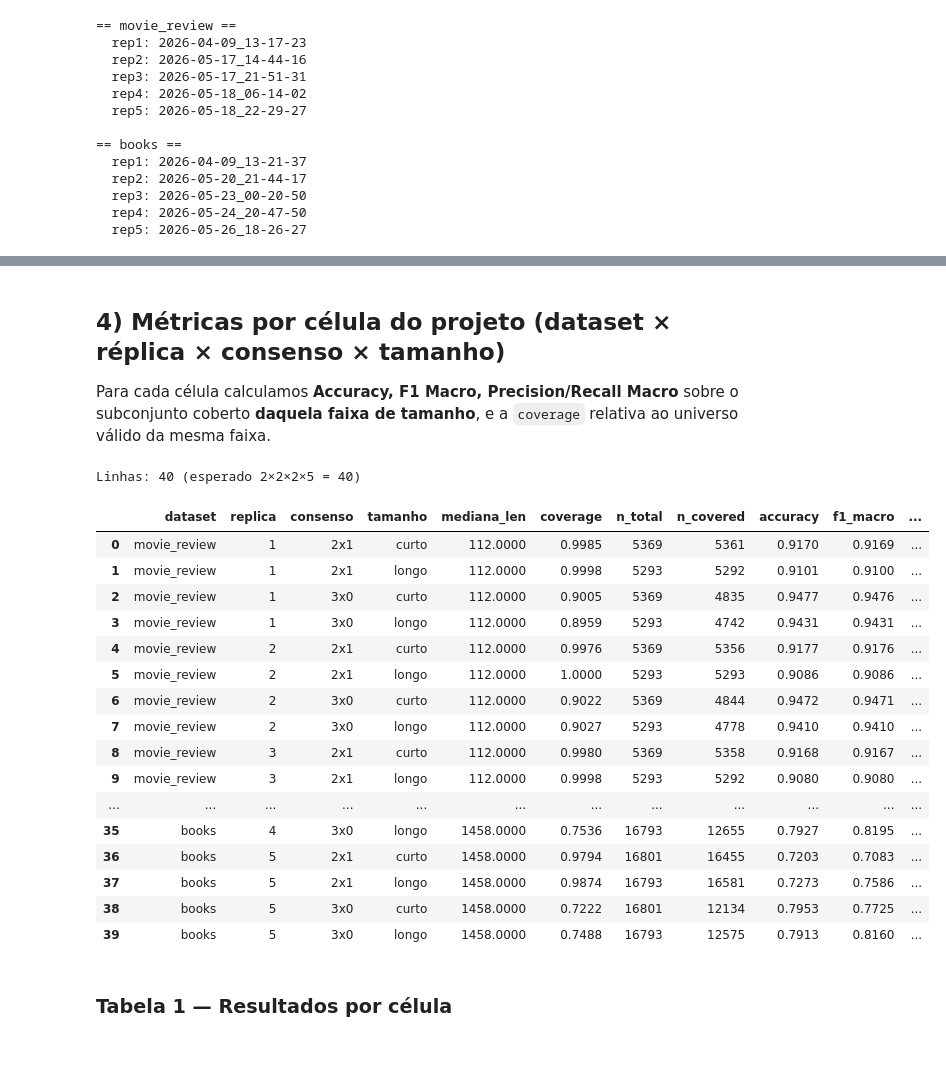
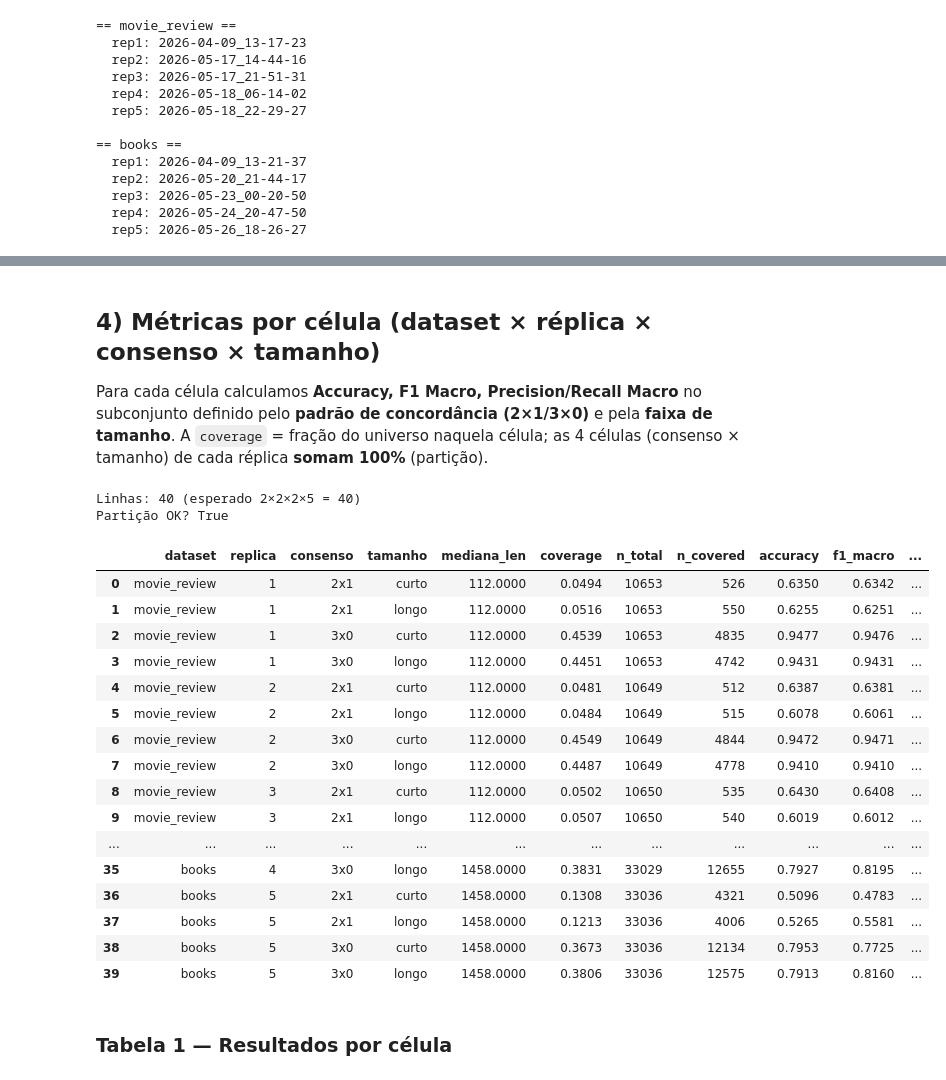
Before and after one commit to Ktzani/llm-annotation, a Jupyter notebook: src/notebooks/mq/analise_projeto_fatorial_2x2x2.ipynb, the cells around one changed output, grey strips where cells are left out. Drawn from its saved outputs; the diff is of its cells as text; code cells hidden in the pictures; blank space fills up the shorter version.

```diff
--- a/src/notebooks/mq/analise_projeto_fatorial_2x2x2.ipynb
+++ b/src/notebooks/mq/analise_projeto_fatorial_2x2x2.ipynb
@@ -173,62 +163,68 @@ def consensus_frames(df_raw, categories, consenso, output_dir):
 # %% [markdown]
-## 4) Métricas por célula do projeto (dataset × réplica × consenso × tamanho)
+## 4) Métricas por célula (dataset × réplica × consenso × tamanho)
 
-Para cada célula calculamos **Accuracy, F1 Macro, Precision/Recall Macro** sobre o
-subconjunto coberto **daquela faixa de tamanho**, e a `coverage` relativa ao
-universo válido da mesma faixa.
+Para cada célula calculamos **Accuracy, F1 Macro, Precision/Recall Macro** no
+subconjunto definido pelo **padrão de concordância (2×1/3×0)** e pela **faixa de
+tamanho**. A `coverage` = fração do universo naquela célula; as 4 células
+(consenso × tamanho) de cada réplica **somam 100%** (partição).
 # %%
 LEN_LEVELS = {"curto": -1, "longo": +1}
 
 
 def split_by_length(df, mediana, nivel):
     return df[df["text_len"] <= mediana] if nivel == "curto" else df[df["text_len"] > mediana]
 
 
 rows = []
 for ds in DATASETS:
     for rep_idx, folder in enumerate(REPLICATION_FOLDERS[ds], start=1):
         df_raw = pd.read_csv(os.path.join(folder, "annotations.csv"))
         categories = get_categories(df_raw)
         mediana = df_raw.loc[df_raw["ground_truth"] != INVALID, "text_len"].median()
-
-        for consenso in STRAT_CFG:
-            universe, covered = consensus_frames(df_raw, categories, consenso, folder)
+        universe = consensus_universe(df_raw, categories, folder)   # 1 cálculo por réplica
+        total = len(universe)
+        for consenso, need in CONSENSOS.items():
+            uni_c = universe[universe["most_common_count"] == need]   # partição do consenso
             for nivel in LEN_LEVELS:
-                uni_h = split_by_length(universe, mediana, nivel)
-                cov_h = split_by_length(covered, mediana, nivel)
-                y_true = cov_h["ground_truth"].astype(int)
-                y_pred = cov_h["resolved_annotation"].astype(int)
+                cell = split_by_length(uni_c, mediana, nivel)
+                y_true = cell["ground_truth"].astype(int)
+                y_pred = cell["resolved_annotation"].astype(int)
                 m = quality_metrics(y_true, y_pred)
                 rows.append({
                     "dataset": ds, "replica": rep_idx, "consenso": consenso,
                     "tamanho": nivel, "mediana_len": mediana,
-                    "coverage": len(cov_h) / len(uni_h) if len(uni_h) else 0.0,
-                    "n_total": len(uni_h), "n_covered": len(cov_h),
+                    "coverage": len(cell) / total if total else 0.0,  # fração do universo
+                    "n_total": total, "n_covered": len(cell),
                     **m,
                 })
 
 df_results = pd.DataFrame(rows)
 print("Linhas:", len(df_results), "(esperado 2×2×2×5 = 40)")
+# checagem da partição: soma das 4 células (consenso×tamanho) = total, por (dataset, réplica)
+chk = df_results.groupby(["dataset", "replica"]).agg(
+    soma=("n_covered", "sum"), total=("n_total", "first")).reset_index()
+print("Partição OK?", bool((chk["soma"] == chk["total"]).all()))
 df_results
 # %% [output]
 Linhas: 40 (esperado 2×2×2×5 = 40)
+Partição OK? True
 |  | dataset | replica | consenso | tamanho | mediana_len | coverage | n_total | n_covered | accuracy | f1_macro | ... |
-| 0 | movie_review | 1 | 2x1 | curto | 112.0000 | 0.9985 | 5369 | 5361 | 0.9170 | 0.9169 | ... |
-| 1 | movie_review | 1 | 2x1 | longo | 112.0000 | 0.9998 | 5293 | 5292 | 0.9101 | 0.9100 | ... |
-| 2 | movie_review | 1 | 3x0 | curto | 112.0000 | 0.9005 | 5369 | 4835 | 0.9477 | 0.9476 | ... |
-| 3 | movie_review | 1 | 3x0 | longo | 112.0000 | 0.8959 | 5293 | 4742 | 0.9431 | 0.9431 | ... |
-| 4 | movie_review | 2 | 2x1 | curto | 112.0000 | 0.9976 | 5369 | 5356 | 0.9177 | 0.9176 | ... |
-| 5 | movie_review | 2 | 2x1 | longo | 112.0000 | 1.0000 | 5293 | 5293 | 0.9086 | 0.9086 | ... |
-| 6 | movie_review | 2 | 3x0 | curto | 112.0000 | 0.9022 | 5369 | 4844 | 0.9472 | 0.9471 | ... |
-| 7 | movie_review | 2 | 3x0 | longo | 112.0000 | 0.9027 | 5293 | 4778 | 0.9410 | 0.9410 | ... |
-| 8 | movie_review | 3 | 2x1 | curto | 112.0000 | 0.9980 | 5369 | 5358 | 0.9168 | 0.9167 | ... |
-| 9 | movie_review | 3 | 2x1 | longo | 112.0000 | 0.9998 | 5293 | 5292 | 0.9080 | 0.9080 | ... |
+| 0 | movie_review | 1 | 2x1 | curto | 112.0000 | 0.0494 | 10653 | 526 | 0.6350 | 0.6342 | ... |
+| 1 | movie_review | 1 | 2x1 | longo | 112.0000 | 0.0516 | 10653 | 550 | 0.6255 | 0.6251 | ... |
+| 2 | movie_review | 1 | 3x0 | curto | 112.0000 | 0.4539 | 10653 | 4835 | 0.9477 | 0.9476 | ... |
+| 3 | movie_review | 1 | 3x0 | longo | 112.0000 | 0.4451 | 10653 | 4742 | 0.9431 | 0.9431 | ... |
+| 4 | movie_review | 2 | 2x1 | curto | 112.0000 | 0.0481 | 10649 | 512 | 0.6387 | 0.6381 | ... |
+| 5 | movie_review | 2 | 2x1 | longo | 112.0000 | 0.0484 | 10649 | 515 | 0.6078 | 0.6061 | ... |
+| 6 | movie_review | 2 | 3x0 | curto | 112.0000 | 0.4549 | 10649 | 4844 | 0.9472 | 0.9471 | ... |
+| 7 | movie_review | 2 | 3x0 | longo | 112.0000 | 0.4487 | 10649 | 4778 | 0.9410 | 0.9410 | ... |
+| 8 | movie_review | 3 | 2x1 | curto | 112.0000 | 0.0502 | 10650 | 535 | 0.6430 | 0.6408 | ... |
+| 9 | movie_review | 3 | 2x1 | longo | 112.0000 | 0.0507 | 10650 | 540 | 0.6019 | 0.6012 | ... |
 | ... | ... | ... | ... | ... | ... | ... | ... | ... | ... | ... | ... |
-| 35 | books | 4 | 3x0 | longo | 1458.0000 | 0.7536 | 16793 | 12655 | 0.7927 | 0.8195 | ... |
-| 36 | books | 5 | 2x1 | curto | 1458.0000 | 0.9794 | 16801 | 16455 | 0.7203 | 0.7083 | ... |
-| 37 | books | 5 | 2x1 | longo | 1458.0000 | 0.9874 | 16793 | 16581 | 0.7273 | 0.7586 | ... |
-| 38 | books | 5 | 3x0 | curto | 1458.0000 | 0.7222 | 16801 | 12134 | 0.7953 | 0.7725 | ... |
-| 39 | books | 5 | 3x0 | longo | 1458.0000 | 0.7488 | 16793 | 12575 | 0.7913 | 0.8160 | ... |
+| 35 | books | 4 | 3x0 | longo | 1458.0000 | 0.3831 | 33029 | 12655 | 0.7927 | 0.8195 | ... |
+| 36 | books | 5 | 2x1 | curto | 1458.0000 | 0.1308 | 33036 | 4321 | 0.5096 | 0.4783 | ... |
+| 37 | books | 5 | 2x1 | longo | 1458.0000 | 0.1213 | 33036 | 4006 | 0.5265 | 0.5581 | ... |
+| 38 | books | 5 | 3x0 | curto | 1458.0000 | 0.3673 | 33036 | 12134 | 0.7953 | 0.7725 | ... |
+| 39 | books | 5 | 3x0 | longo | 1458.0000 | 0.3806 | 33036 | 12575 | 0.7913 | 0.8160 | ... |
 # %% [markdown]
 ### Tabela 1 — Resultados por célula
 # %%
```
Also changed, not shown: parts of 21 cells of this notebook, 10 other files.
